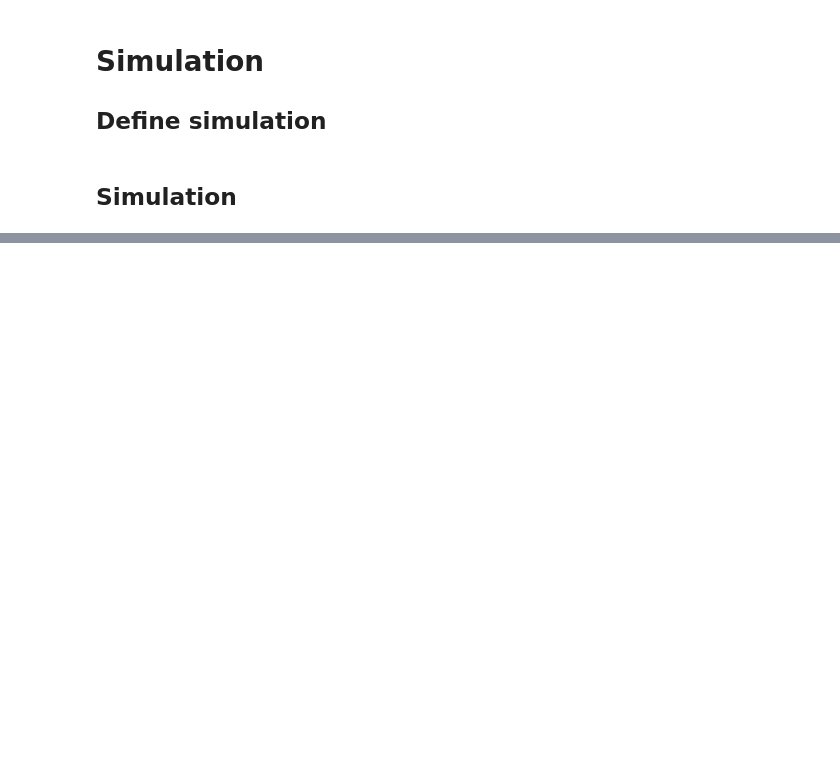
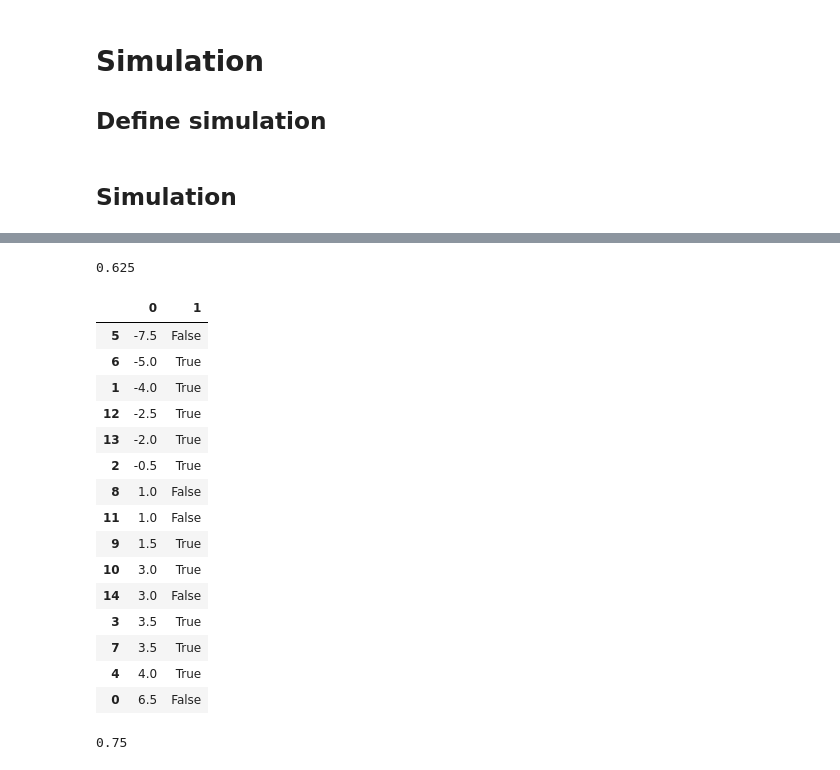
Before and after one commit to edgargalvan/ff, a Jupyter notebook: model/football.ipynb, the cells around one changed output, grey strips where cells are left out. Saved outputs shown, nothing was run; the diff lists cells and outputs as text; code cells hidden in the pictures; blank space fills up the shorter version.

```diff
--- a/model/football.ipynb
+++ b/model/football.ipynb
@@ -229,3 +257,38 @@ df_summary
+# %%
+diffs = df_summary['pred_spr'] - df_summary['spread']
+bet_ou = diffs > 0
+res_ou = df_summary['true_spr'] - df_summary['spread'] > 0
+wins = bet_ou == res_ou
+# %%
+print(sum(wins)/16.)
+wins_diff = pd.concat([diffs, wins], axis=1)
+wins_diff.sort_values(by=0)
+# %% [output]
+0.625
+|  | 0 | 1 |
+| 5 | -7.5 | False |
+| 6 | -5.0 | True |
+| 1 | -4.0 | True |
+| 12 | -2.5 | True |
+| 13 | -2.0 | True |
+| 2 | -0.5 | True |
+| 8 | 1.0 | False |
+| 11 | 1.0 | False |
+| 9 | 1.5 | True |
+| 10 | 3.0 | True |
+| 14 | 3.0 | False |
+| 3 | 3.5 | True |
+| 7 | 3.5 | True |
+| 4 | 4.0 | True |
+| 0 | 6.5 | False |
+# %%
+
+bets_taken = wins[np.square(wins_diff[0]) > 1]
+num_bets = len(bets_taken)
+num_wins = sum(bets_taken)
+num_wins/float(num_bets)
+# %% [output]
+0.75
 # %%
 def nrmse(s1, s2):
     spread = s1.max() - s2.min()
```
Also changed, not shown: parts of 16 cells of this notebook.
